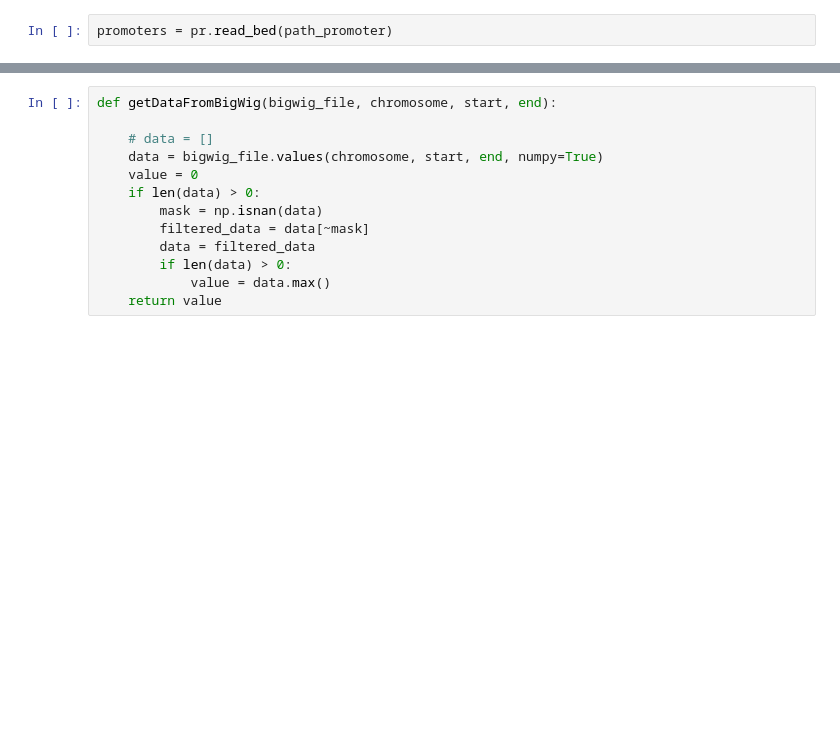
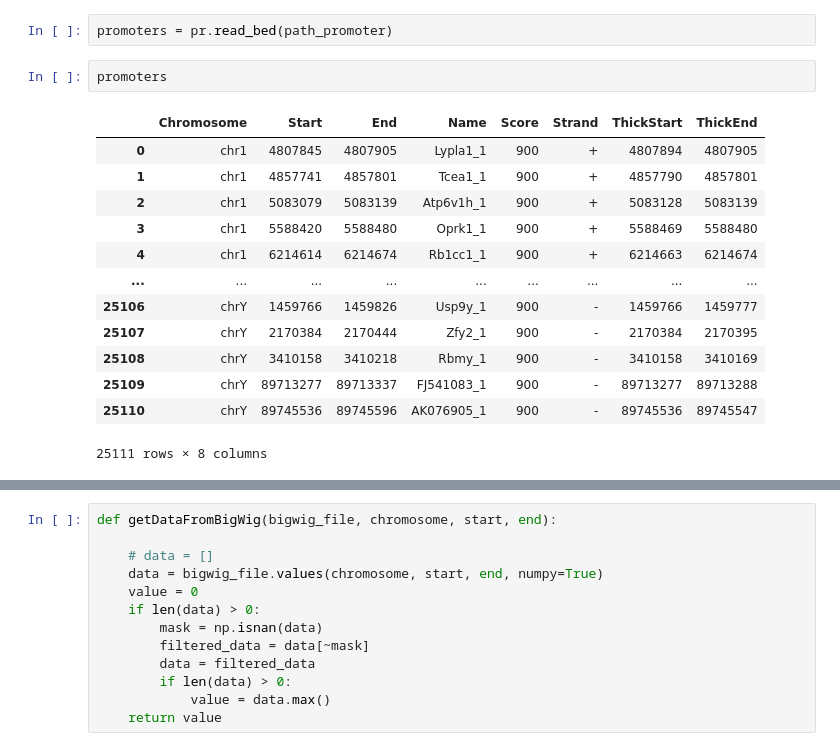
Before and after one commit to joachimwolff/Epigenetic-Graph-Analyzer, a Jupyter notebook: createInteractionsCoolerFormat_hg19_Mifsud.ipynb, the cells around one changed output, grey strips where cells are left out. Cells and saved outputs as stored; diff of their text form; blank space fills up the shorter version.

```diff
--- a/createInteractionsCoolerFormat_hg19_Mifsud.ipynb
+++ b/createInteractionsCoolerFormat_hg19_Mifsud.ipynb
@@ -421,6 +360,22 @@ bait_list_sample_2_df[bait_list_sample_2_df["Name"].str.contains("Hoxa")]
 | 8775 | Hoxa13_1 | chr6:52260777-52260837 |
 # %%
 promoters = pr.read_bed(path_promoter)
+# %%
+promoters
+# %% [output]
+|  | Chromosome | Start | End | Name | Score | Strand | ThickStart | ThickEnd |
+| 0 | chr1 | 4807845 | 4807905 | Lypla1_1 | 900 | + | 4807894 | 4807905 |
+| 1 | chr1 | 4857741 | 4857801 | Tcea1_1 | 900 | + | 4857790 | 4857801 |
+| 2 | chr1 | 5083079 | 5083139 | Atp6v1h_1 | 900 | + | 5083128 | 5083139 |
+| 3 | chr1 | 5588420 | 5588480 | Oprk1_1 | 900 | + | 5588469 | 5588480 |
+| 4 | chr1 | 6214614 | 6214674 | Rb1cc1_1 | 900 | + | 6214663 | 6214674 |
+| ... | ... | ... | ... | ... | ... | ... | ... | ... |
+| 25106 | chrY | 1459766 | 1459826 | Usp9y_1 | 900 | - | 1459766 | 1459777 |
+| 25107 | chrY | 2170384 | 2170444 | Zfy2_1 | 900 | - | 2170384 | 2170395 |
+| 25108 | chrY | 3410158 | 3410218 | Rbmy_1 | 900 | - | 3410158 | 3410169 |
+| 25109 | chrY | 89713277 | 89713337 | FJ541083_1 | 900 | - | 89713277 | 89713288 |
+| 25110 | chrY | 89745536 | 89745596 | AK076905_1 | 900 | - | 89745536 | 89745547 |
+25111 rows × 8 columns
 # %%
 promoters.df[promoters.df['Name'] == 'CBX3-001,CBX3-002,CBX3-004,CBX3-003']
 # %% [output]
```
Also changed, not shown: parts of 38 cells of this notebook, 3 other files.
